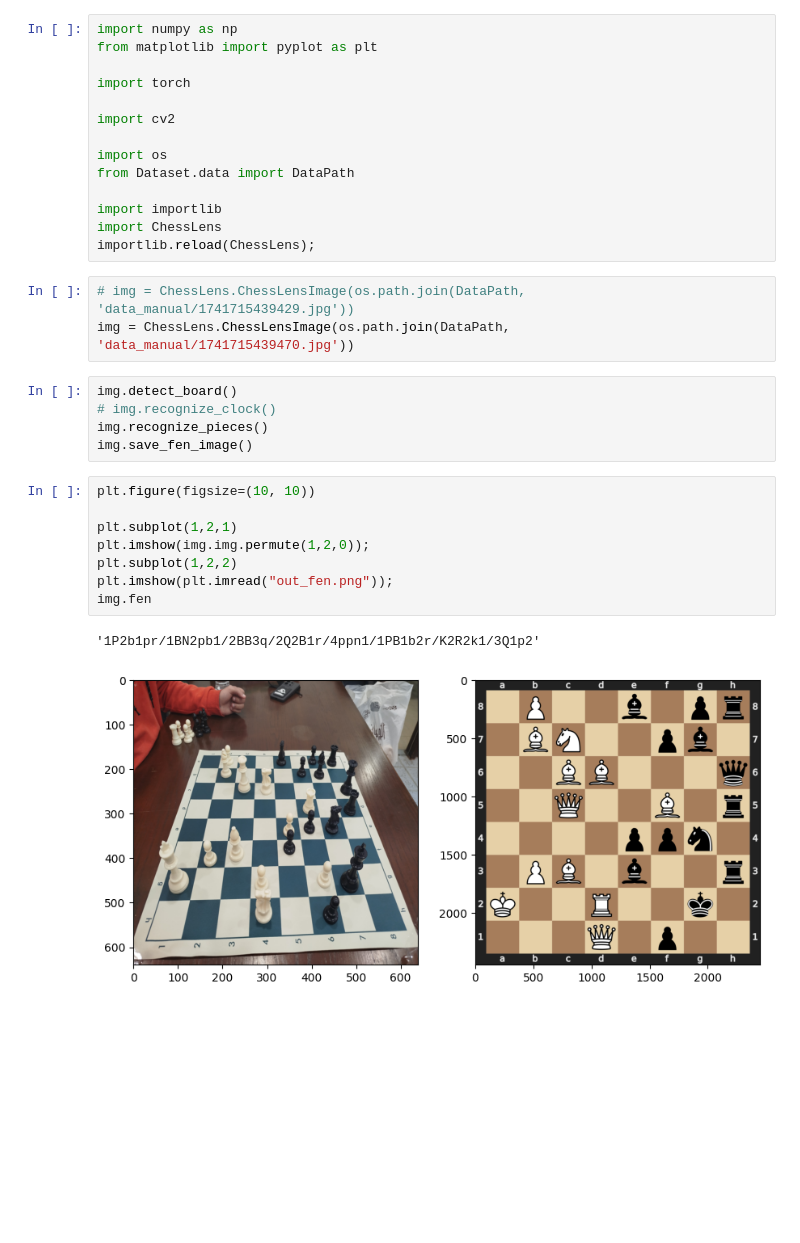
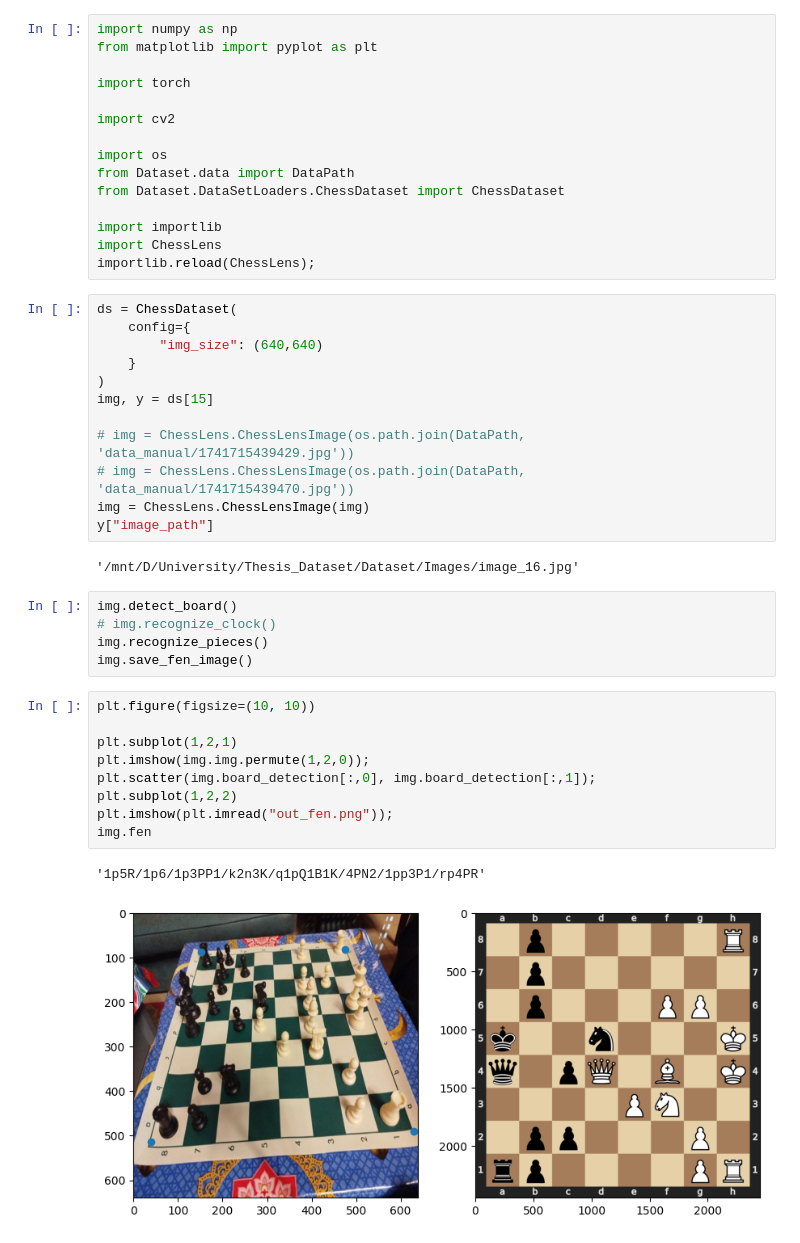
Before and after one commit to MostafaBelo/thesis_chess_lens, a Jupyter notebook: src/pipeline.ipynb, the cells around one changed output. Drawn from its saved outputs; the diff is of its cells as text; blank space fills up the shorter version.

```diff
--- a/src/pipeline.ipynb
+++ b/src/pipeline.ipynb
@@ -8,13 +8,25 @@ import cv2
 
 import os
 from Dataset.data import DataPath
+from Dataset.DataSetLoaders.ChessDataset import ChessDataset
 
 import importlib
 import ChessLens
 importlib.reload(ChessLens);
 # %%
+ds = ChessDataset(
+    config={
+        "img_size": (640,640)
+    }
+)
+img, y = ds[15]
+
 # img = ChessLens.ChessLensImage(os.path.join(DataPath, 'data_manual/1741715439429.jpg'))
-img = ChessLens.ChessLensImage(os.path.join(DataPath, 'data_manual/1741715439470.jpg'))
+# img = ChessLens.ChessLensImage(os.path.join(DataPath, 'data_manual/1741715439470.jpg'))
+img = ChessLens.ChessLensImage(img)
+y["image_path"]
+# %% [output]
+'/mnt/D/University/Thesis_Dataset/Dataset/Images/image_16.jpg'
 # %%
 img.detect_board()
 # img.recognize_clock()
@@ -23,11 +35,12 @@ img.save_fen_image()
 # %%
 plt.figure(figsize=(10, 10))
 
 plt.subplot(1,2,1)
 plt.imshow(img.img.permute(1,2,0));
+plt.scatter(img.board_detection[:,0], img.board_detection[:,1]);
 plt.subplot(1,2,2)
 plt.imshow(plt.imread("out_fen.png"));
 img.fen
 # %% [output]
-'1P2b1pr/1BN2pb1/2BB3q/2Q2B1r/4ppn1/1PB1b2r/K2R2k1/3Q1p2'
+'1p5R/1p6/1p3PP1/k2n3K/q1pQ1B1K/4PN2/1pp3P1/rp4PR'
-[figure, old version]
+[figure, new version]
```
Also changed, not shown: 15 other files.
